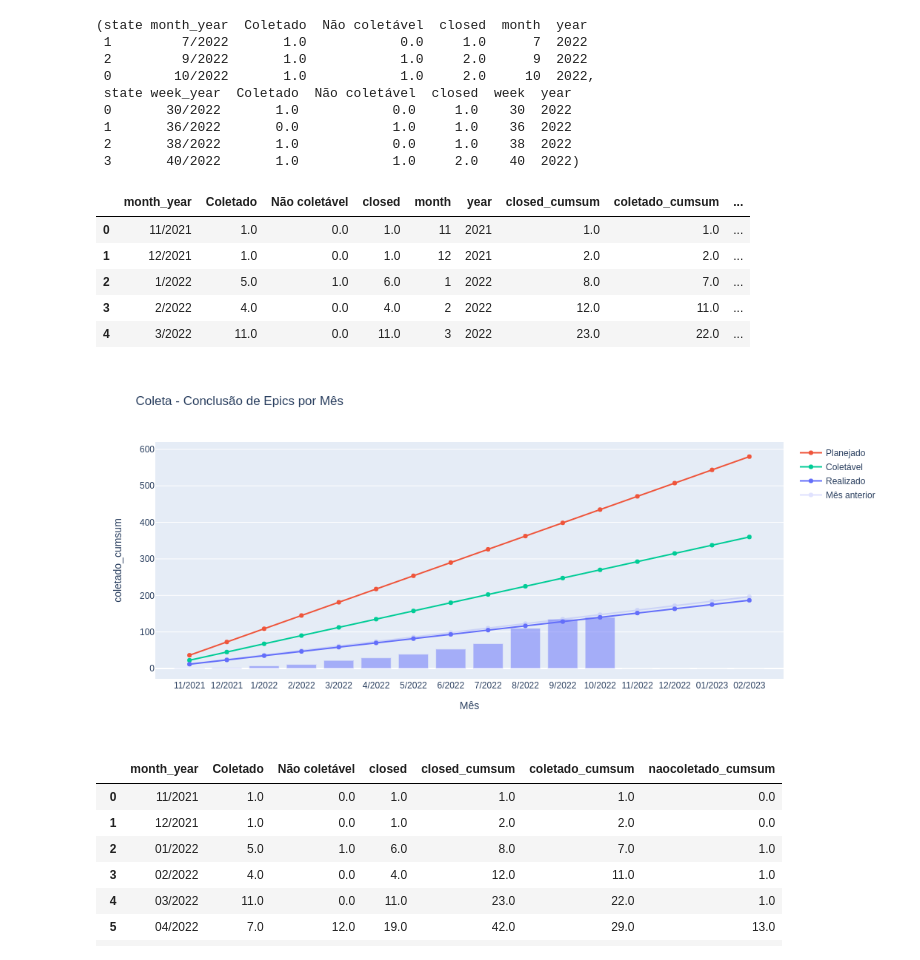
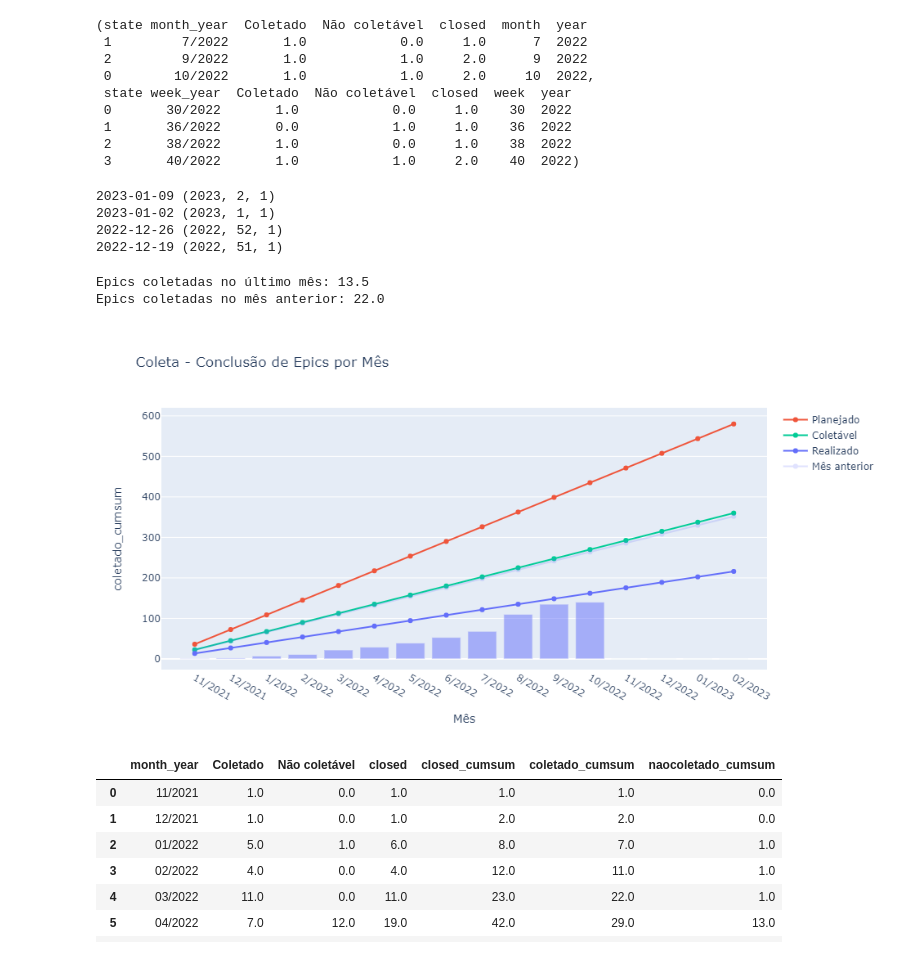
Before and after one commit to MPMG-DCC-UFMG/F01-gerenciamento, a Jupyter notebook: dashboard/Dashboard Tests.ipynb, the cells around one changed output. Cells and saved outputs as stored; diff of their text form; code cells hidden in the pictures.

Commit message:
Previsao de conclusao baseada nas ultimas semanas #19

```diff
--- a/dashboard/Dashboard Tests.ipynb
+++ b/dashboard/Dashboard Tests.ipynb
@@ -381,31 +381,57 @@ count_epics_month, count_epics_week
  1       36/2022       0.0            1.0     1.0    36  2022
  2       38/2022       1.0            0.0     1.0    38  2022
  3       40/2022       1.0            1.0     2.0    40  2022)
+# %%
+import datetime
+
+today = datetime.date(2023, 1, 9)  #today()
+delta = datetime.timedelta(weeks=1)
+
+for i in range(4):
+    print(today, today.isocalendar())
+    today -= delta
+# %% [output]
+2023-01-09 (2023, 2, 1)
+2023-01-02 (2023, 1, 1)
+2022-12-26 (2022, 52, 1)
+2022-12-19 (2022, 51, 1)
 # %%
 import plotly
 import plotly.graph_objects as go
 import plotly.figure_factory as ff
 import plotly.express as px
+import datetime
 
 #TODO atualizar estimativa de coletável
 def plot_speed_epics(df, df_week, title):
 
-    # Medindo velocidade atual por semana (mais atualizado)
-    vel_sem_historica = df_week["Coletado"][:-4].mean()
-    vel_sem_recente = df_week["Coletado"][-4:].mean()
+    # Medindo velocidade atual nas ultimas semanas
+    ultimas_semanas = []
+    d = datetime.date.today()
+    uma_semana = datetime.timedelta(weeks=1)
+    for i in range(8):
+        year, week, _ = d.isocalendar()
+        ultimas_semanas.append(f'{week}/{year}')
+        d -= uma_semana
 
+    df_week = df_week.merge(
+        pd.DataFrame(reversed(ultimas_semanas), columns=['week_year']),
+        how="outer").fillna(0)
 
-    #TODO include here
+    # ultimas 8 semanas / 2
+    velocidade_coleta = df_week["Coletado"][-8:].sum() / 2       # alternativa: df["Coletado"].mean()
+    velocidade_mes_anterior = df_week["Coletado"][-8:-4].sum()   # alternativa: df["Coletado"][:-1].mean()
+    print(f'Epics coletadas no último mês: {velocidade_coleta}')
+    print(f'Epics coletadas no mês anterior: {velocidade_mes_anterior}')
 
+    # Medindo velocidade atual por mes em media
+    velocidade_total = df["closed"].mean()
 
-    # Medindo velocidade atual por mes
-    velocidade_total = df["closed"].mean()
     df["closed_cumsum"] = df["closed"].cumsum()
-    velocidade_coleta = df["Coletado"].mean()
-    velocidade_mes_anterior = df["Coletado"][:-1].mean()
     df["coletado_cumsum"] = df["Coletado"].cumsum()
     df["naocoletado_cumsum"] = df["Não coletável"].cumsum()
 
+    # Determinando meses para plotar
     df = df.merge( pd.DataFrame(["11/2021", "12/2021"] + [f'{x}/2022' for x in range(1,13)] +
                                 ["01/2023", "02/2023"], columns=["month_year"]), how="right").fillna(0)
     # Baselines
@@ -423,40 +449,36 @@ def plot_speed_epics(df, df_week, title):
     # Plot
     fig =  px.bar(df, x="month_year", y="coletado_cumsum", title=title, opacity=0.5, height=500, width=1000, #, "naocoletado_cumsum"
                  labels={"value":"Epics concluídas (acumulado)", "month_year":"Mês", 'variable':''})
 
     fig.update_layout(yaxis = dict(tickmode = 'linear', tick0 = 0, dtick = 100))
     fig.add_traces([
         go.Scatter(x=df.month_year, y=[i * ideal_speed for i in range(1, total_months+1)], name="Planejado", opacity=1,
                   line=go.scatter.Line(color='#ef553b')), #color="red" ff6692 ef553b
         go.Scatter(x=df.month_year, y=[i * ideal_speed_discounted for i in range(1, total_months+1)], name="Coletável",
                   line=go.scatter.Line(color="#00CC96")), #AB63FA
         go.Scatter(x=df.month_year, y=[i * velocidade_coleta for i in range(1, total_months+1)], name="Realizado",
                   line=go.scatter.Line(color="#636efa"), opacity=1),#, text=df), #8c86ff
         go.Scatter(x=df.month_year, y=[i * velocidade_mes_anterior for i in range(1, total_months+1)], name="Mês anterior",
                   line=go.scatter.Line(color="#636efa"), opacity=0.2),#, text=df), #8c86ff
 
         # Inclui todas epics fechadas, inclusive não-coletaveis
         # go.Scatter(x=df.month_year, y=[i * velocidade_total for i in range(1, total_months+1)], name="Total Fechado",
         #           line=go.scatter.Line(color="blue"), opacity=0.1),
     ])
 
     return fig
 
 #-------------------------------------------------------------------------------------
 #4c72b0', '#dd8452', '#55a868', '#c44e52', '#8172b3',
 # '#937860', '#da8bc3', '#8c8c8c', '#ccb974', '#64b5cd'
 
 count_epics_month_df = pd.read_csv("data/count_epics_month.csv")
 count_epics_week_df  = pd.read_csv("data/count_epics_week.csv")
 plot_speed_epics(count_epics_month_df, count_epics_week_df, title='Coleta - Conclusão de Epics por Mês')
 # %% [output]
-|  | month_year | Coletado | Não coletável | closed | month | year | closed_cumsum | coletado_cumsum | ... |
-| 0 | 11/2021 | 1.0 | 0.0 | 1.0 | 11 | 2021 | 1.0 | 1.0 | ... |
-| 1 | 12/2021 | 1.0 | 0.0 | 1.0 | 12 | 2021 | 2.0 | 2.0 | ... |
-| 2 | 1/2022 | 5.0 | 1.0 | 6.0 | 1 | 2022 | 8.0 | 7.0 | ... |
-| 3 | 2/2022 | 4.0 | 0.0 | 4.0 | 2 | 2022 | 12.0 | 11.0 | ... |
-| 4 | 3/2022 | 11.0 | 0.0 | 11.0 | 3 | 2022 | 23.0 | 22.0 | ... |
+Epics coletadas no último mês: 13.5
+Epics coletadas no mês anterior: 22.0
-[figure, old version]
+[figure, new version]
 # %%
 df[:-1]
 # %% [output]
```
